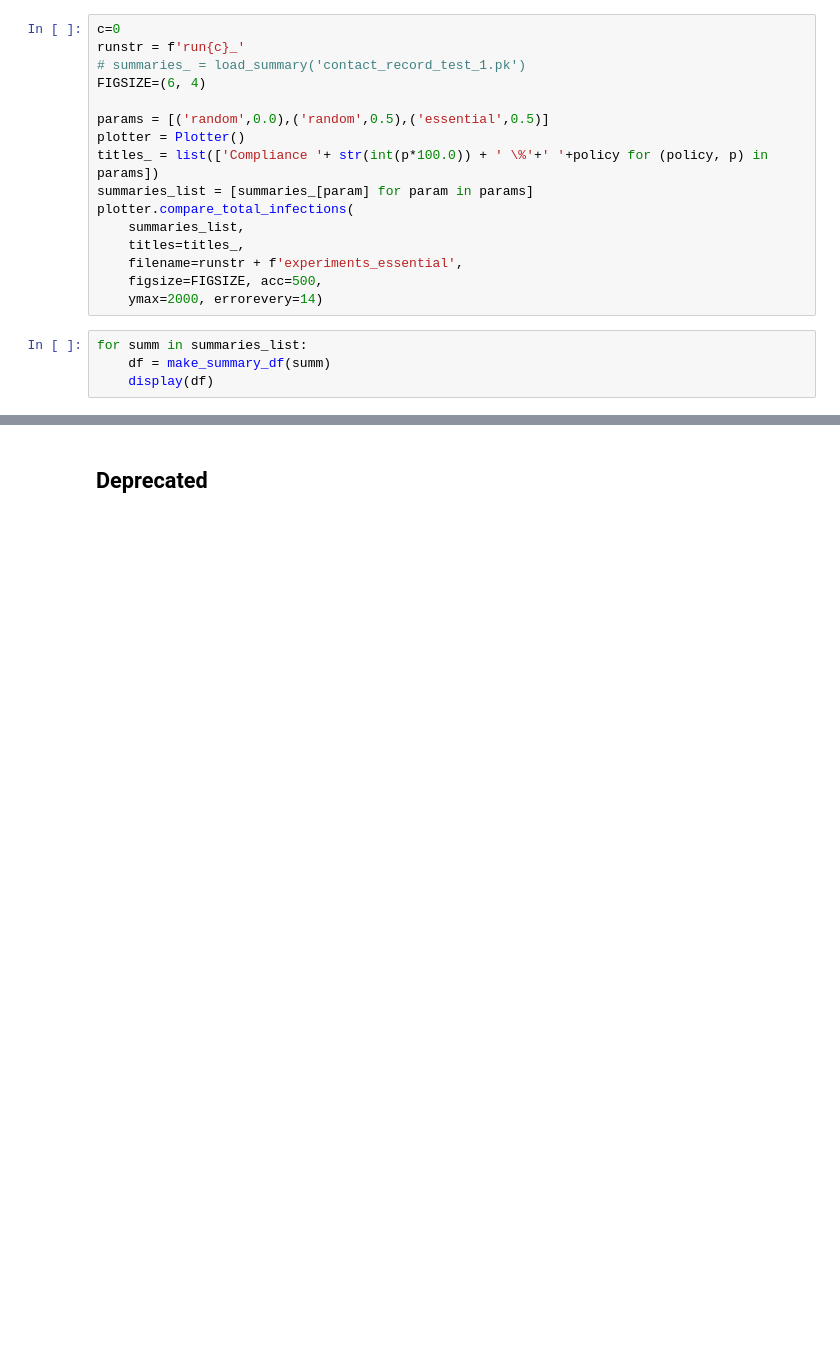
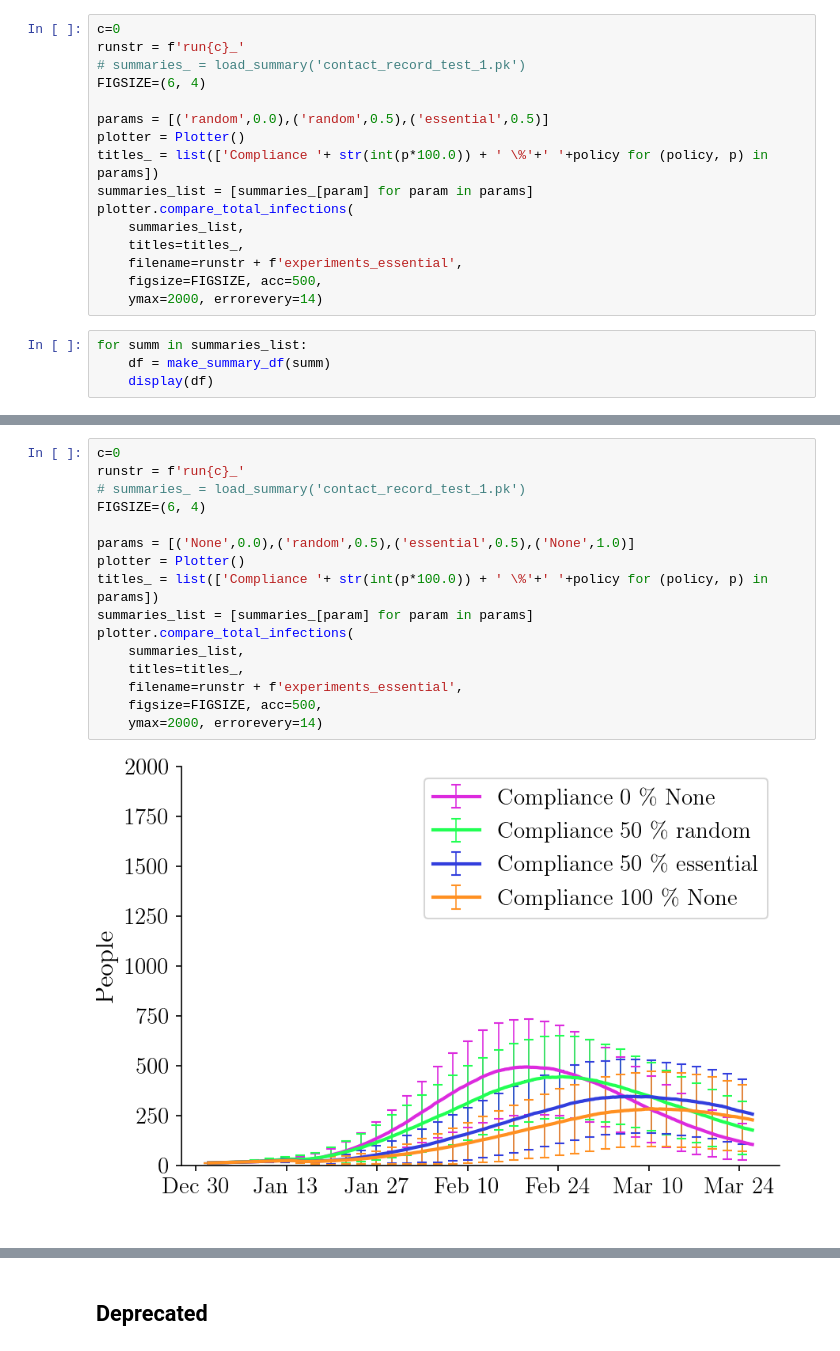
Before and after one commit to stanfordfuturebay/simulator, a Jupyter notebook: sim/Plot.ipynb, the cells around one changed output, grey strips where cells are left out. Cells and saved outputs as stored; diff of their text form; blank space fills up the shorter version.

```diff
--- a/sim/Plot.ipynb
+++ b/sim/Plot.ipynb
@@ -350,0 +421,18 @@ for summ in summaries_list:
+# %%
+c=0
+runstr = f'run{c}_'
+# summaries_ = load_summary('contact_record_test_1.pk')
+FIGSIZE=(6, 4)
+
+params = [('None',0.0),('random',0.5),('essential',0.5),('None',1.0)]
+plotter = Plotter()
+titles_ = list(['Compliance '+ str(int(p*100.0)) + ' \%'+' '+policy for (policy, p) in params])
+summaries_list = [summaries_[param] for param in params]
+plotter.compare_total_infections(
+    summaries_list,
+    titles=titles_,
+    filename=runstr + f'experiments_essential',
+    figsize=FIGSIZE, acc=500,
+    ymax=2000, errorevery=14)
+# %% [output]
+[figure, added]
```
Also changed, not shown: parts of 3 cells of this notebook, 2 other files.
